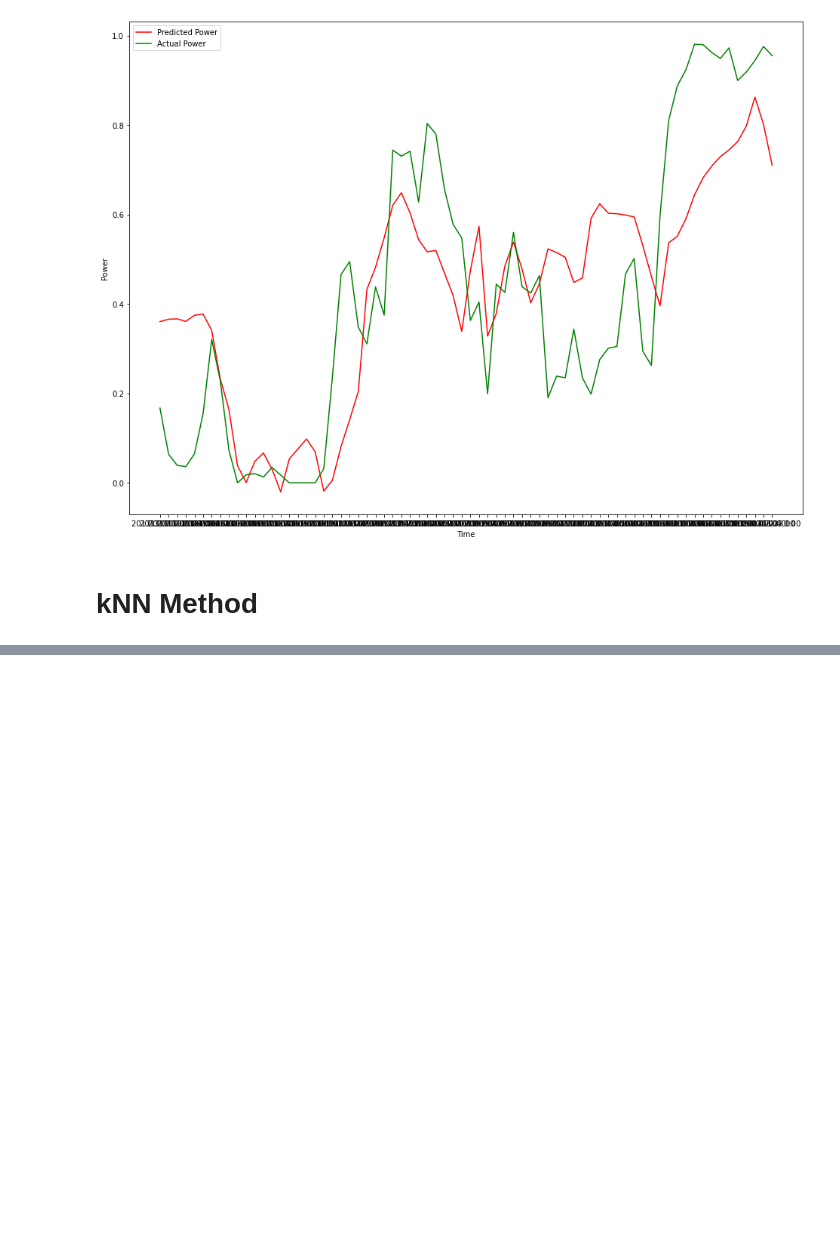
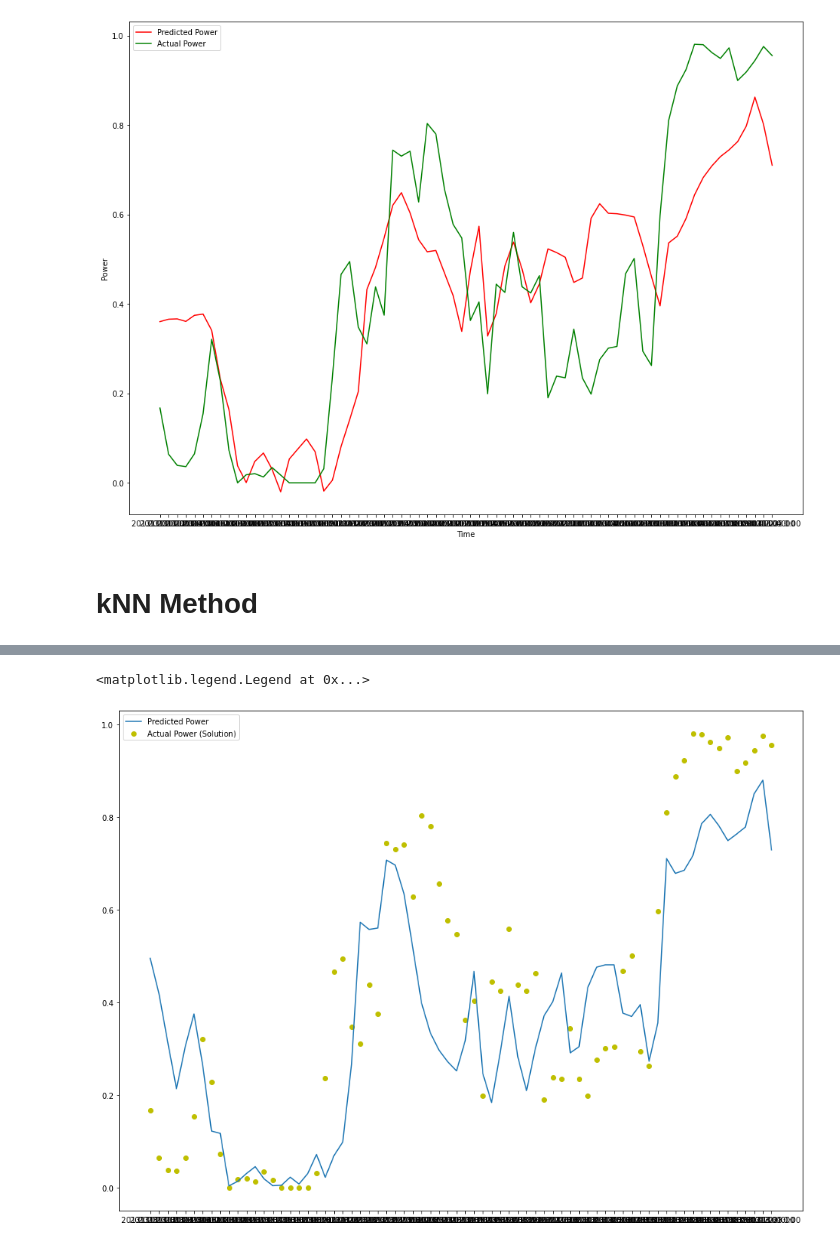
Before and after one commit to andreasdyve/IN5410-assignment2, a Jupyter notebook: Task 1.ipynb, the cells around one changed output, grey strips where cells are left out. Drawn from its saved outputs; the diff is of its cells as text; code cells hidden in the pictures; blank space fills up the shorter version.

```diff
--- a/Task 1.ipynb
+++ b/Task 1.ipynb
@@ -239,0 +216,28 @@ SyntaxError: invalid syntax (<ipython-input-13-4d80b47f528f>, line 31)
+# %%
+x1 = WFI_1.iloc[0:72]['TIMESTAMP']
+y = WFI_1.iloc[0:72]['POWER']
+y_2 = y_pred[0:72]
+plt.scatter(x1, y, label = 'Actual Power (Solution)', color = 'y')
+plt.plot(x1, y_2, label = 'Predicted Power')
+plt.legend()
+
+
+
+
+#error = []
+
+# Calculating error for K values between 1 and 40
+#for i in range(1, 100):
+#    knn = KNeighborsRegressor(n_neighbors=i)
+#    knn.fit(X_train, y_train)
+#    pred_i = knn.predict(X_test)
+#    error.append(np.mean(pred_i != y_test))
+
+#plt.figure(figsize=(12, 6))
+#plt.plot(range(1, 100), error, color='red', linestyle='dashed', marker='o',markerfacecolor='blue', markersize=10)
+#plt.title('Error Rate K Value')
+#plt.xlabel('K Value')
+#plt.ylabel('Mean Error')
+# %% [output]
+<matplotlib.legend.Legend at 0x...>
+[figure, added]
```
Also changed, not shown: parts of 2 cells of this notebook.
